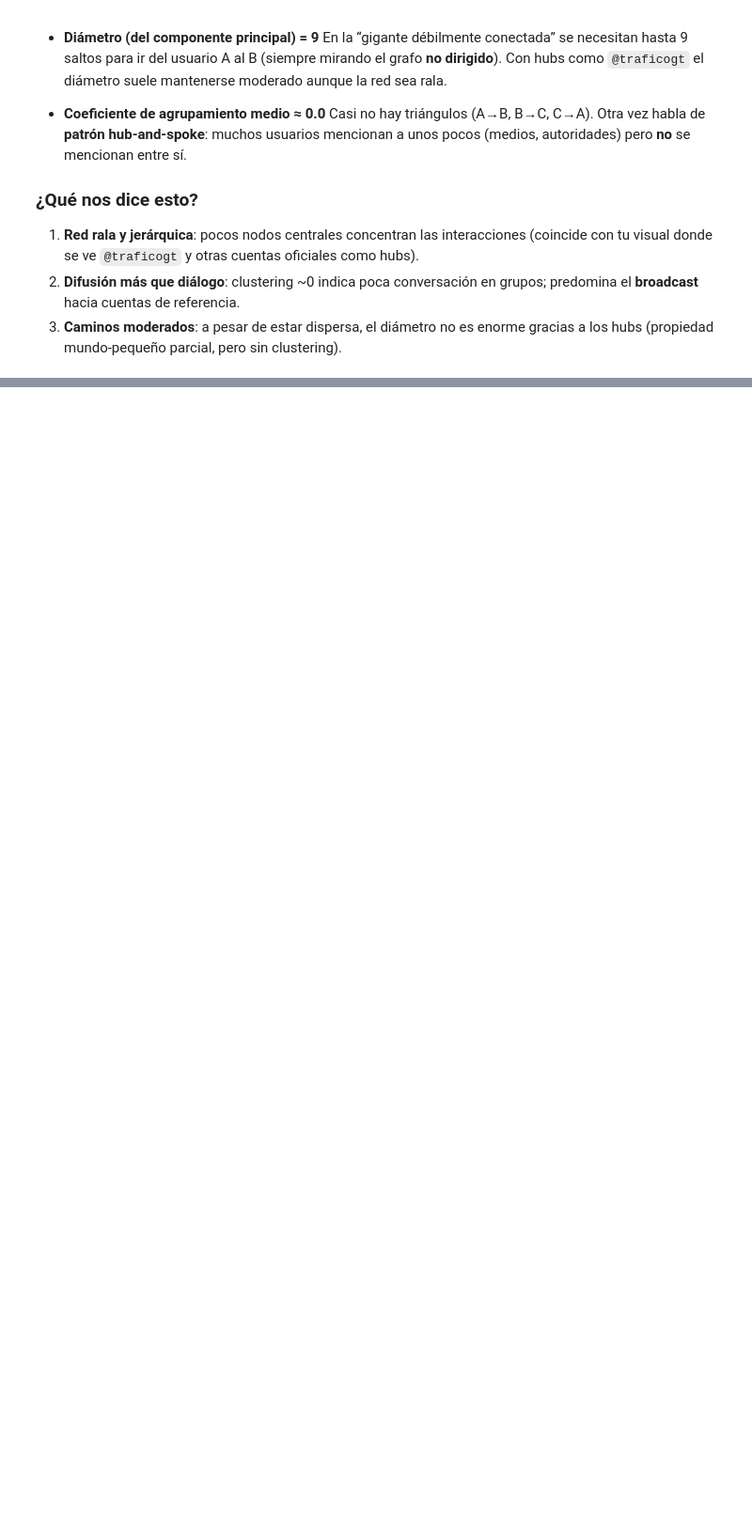
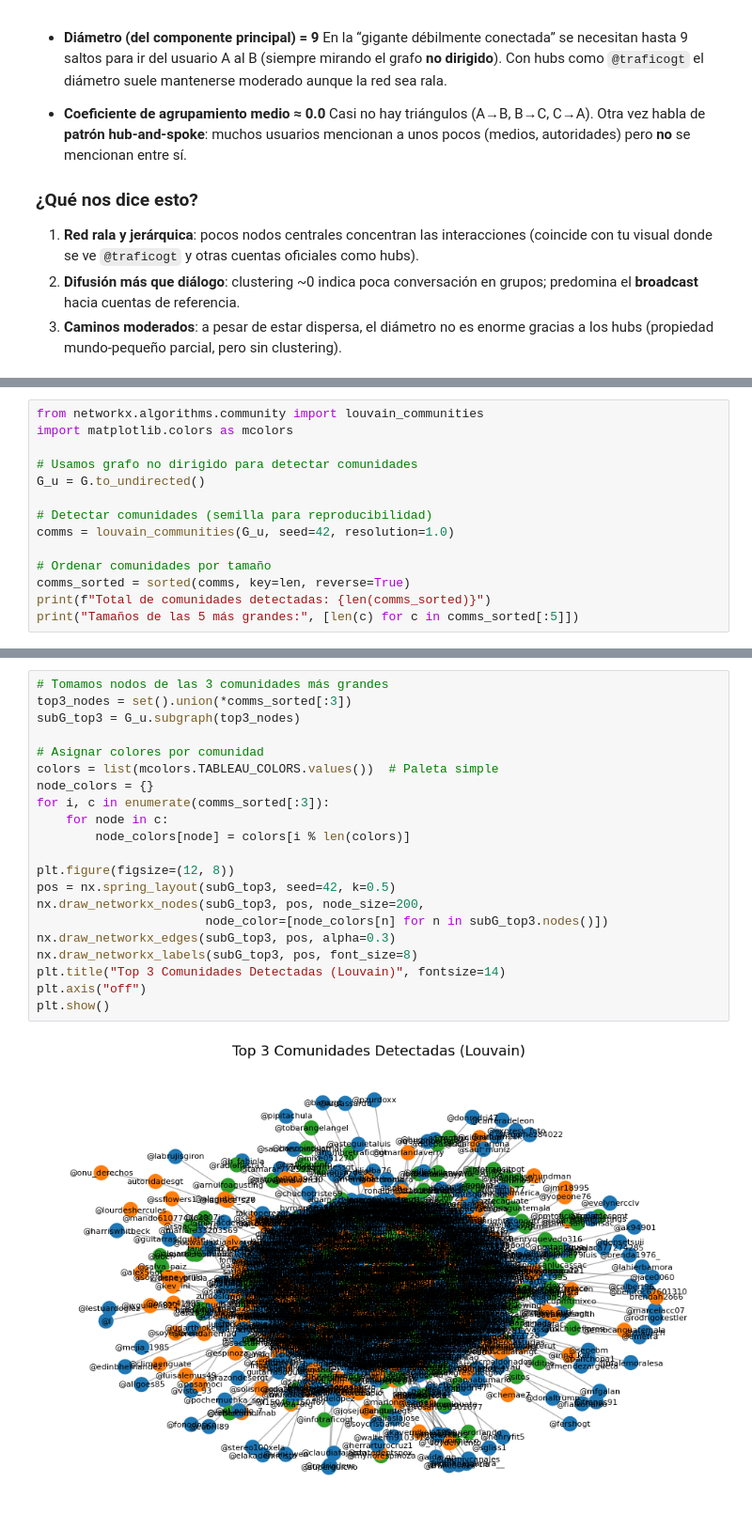
Before and after one commit to lemoonchild/lab06-DS, a Jupyter notebook: analisis_trafico.ipynb, the cells around one changed output, grey strips where cells are left out. Shown at 94% size. Saved outputs shown, nothing was run; the diff lists cells and outputs as text; blank space fills up the shorter version.

```diff
--- a/analisis_trafico.ipynb
+++ b/analisis_trafico.ipynb
@@ -418,0 +428,14 @@ print(f"- Coeficiente de agrupamiento medio: {clustering:.4f}")
+# %%
+from networkx.algorithms.community import louvain_communities
+import matplotlib.colors as mcolors
+
+# Usamos grafo no dirigido para detectar comunidades
+G_u = G.to_undirected()
+
+# Detectar comunidades (semilla para reproducibilidad)
+comms = louvain_communities(G_u, seed=42, resolution=1.0)
+
+# Ordenar comunidades por tamaño
+comms_sorted = sorted(comms, key=len, reverse=True)
+print(f"Total de comunidades detectadas: {len(comms_sorted)}")
+print("Tamaños de las 5 más grandes:", [len(c) for c in comms_sorted[:5]])
@@ -418,0 +454,23 @@ print(f"- Coeficiente de agrupamiento medio: {clustering:.4f}")
+# %%
+# Tomamos nodos de las 3 comunidades más grandes
+top3_nodes = set().union(*comms_sorted[:3])
+subG_top3 = G_u.subgraph(top3_nodes)
+
+# Asignar colores por comunidad
+colors = list(mcolors.TABLEAU_COLORS.values())  # Paleta simple
+node_colors = {}
+for i, c in enumerate(comms_sorted[:3]):
+    for node in c:
+        node_colors[node] = colors[i % len(colors)]
+
+plt.figure(figsize=(12, 8))
+pos = nx.spring_layout(subG_top3, seed=42, k=0.5)
+nx.draw_networkx_nodes(subG_top3, pos, node_size=200,
+                       node_color=[node_colors[n] for n in subG_top3.nodes()])
+nx.draw_networkx_edges(subG_top3, pos, alpha=0.3)
+nx.draw_networkx_labels(subG_top3, pos, font_size=8)
+plt.title("Top 3 Comunidades Detectadas (Louvain)", fontsize=14)
+plt.axis("off")
+plt.show()
+# %% [output]
+[figure, added]
```
Also changed, not shown: parts of 21 cells of this notebook, 1 other file.
